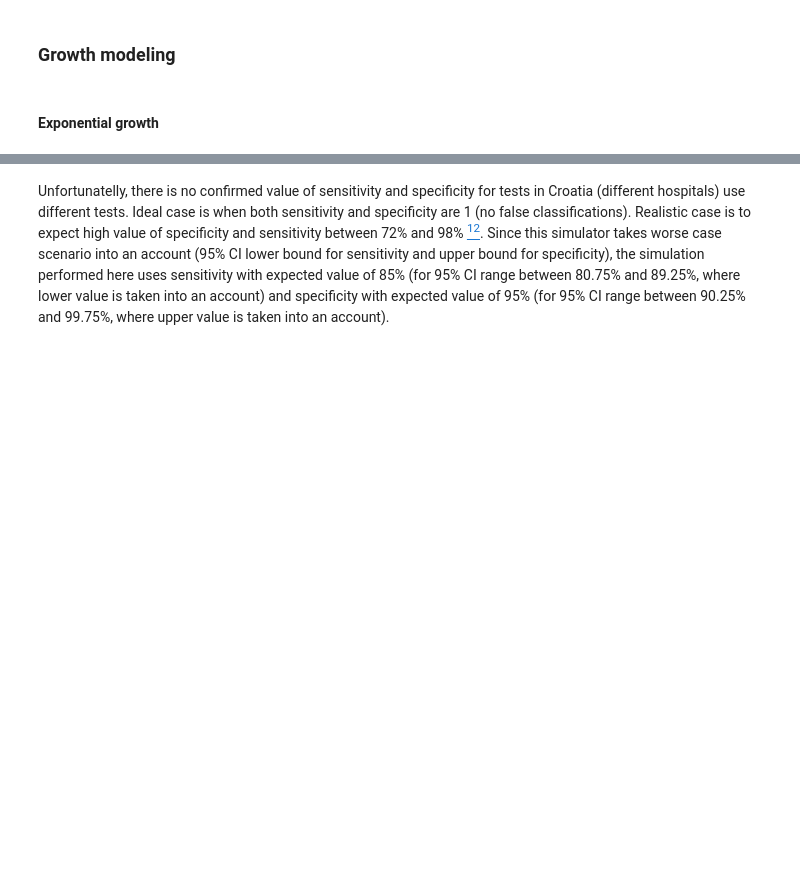
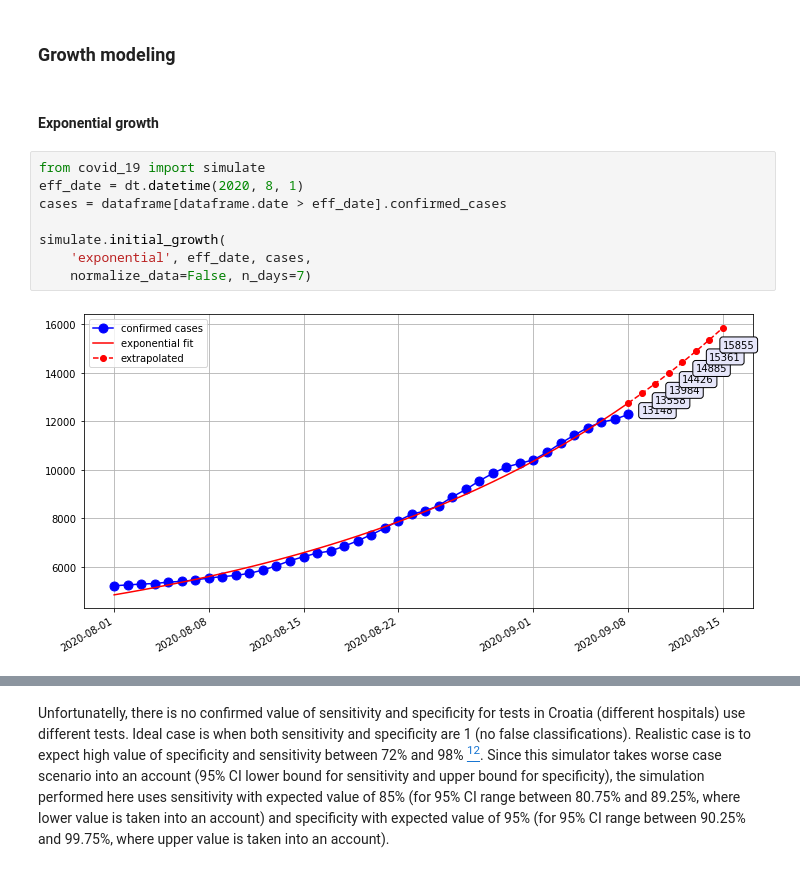
Before and after one commit to akapet00/coropy, a Jupyter notebook: sandbox/presentation/SpliTech2020-Conference-Presentation.ipynb, the cells around one changed output, grey strips where cells are left out. Saved outputs shown, nothing was run; the diff lists cells and outputs as text; blank space fills up the shorter version.

```diff
--- a/sandbox/presentation/SpliTech2020-Conference-Presentation.ipynb
+++ b/sandbox/presentation/SpliTech2020-Conference-Presentation.ipynb
@@ -183,6 +183,16 @@ plot_data(
 ### Growth modeling
 # %% [markdown]
 #### Exponential growth
+# %%
+from covid_19 import simulate
+eff_date = dt.datetime(2020, 8, 1)
+cases = dataframe[dataframe.date > eff_date].confirmed_cases
+
+simulate.initial_growth(
+    'exponential', eff_date, cases,
+    normalize_data=False, n_days=7)
+# %% [output]
+[figure, added]
 # %%
 eff_date = dt.datetime(2020, 8, 1)
 cases = dataframe[dataframe.date > eff_date].confirmed_cases
```
Also changed, not shown: parts of 17 cells of this notebook.
